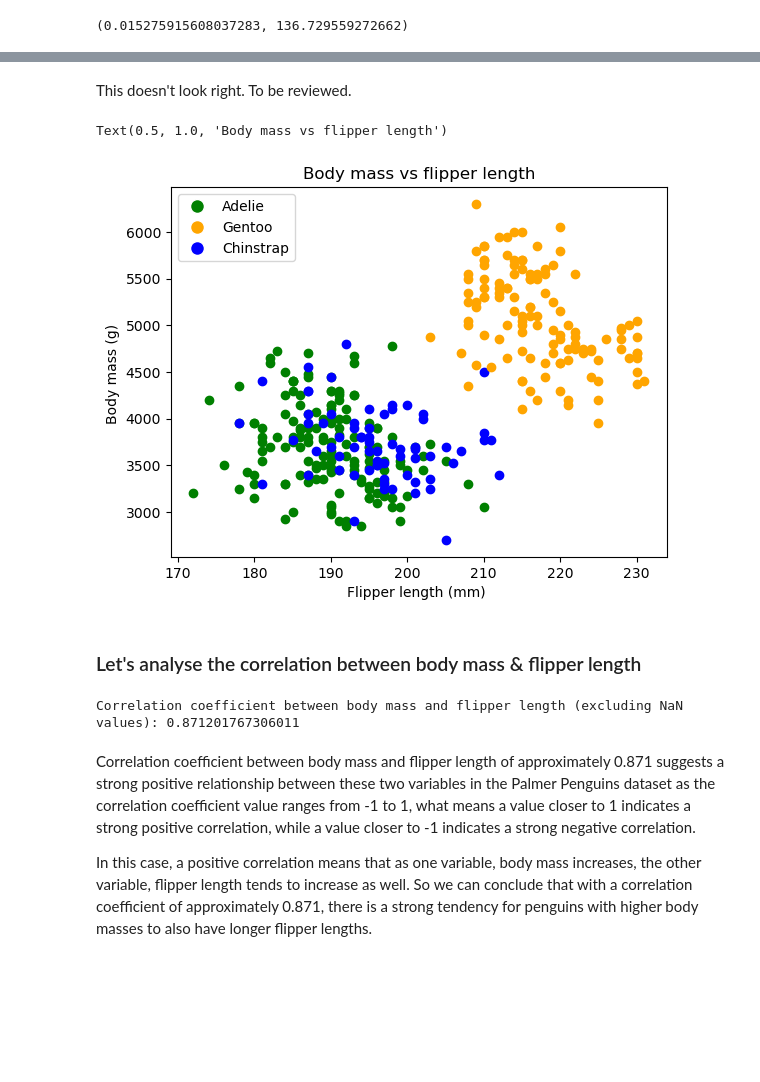
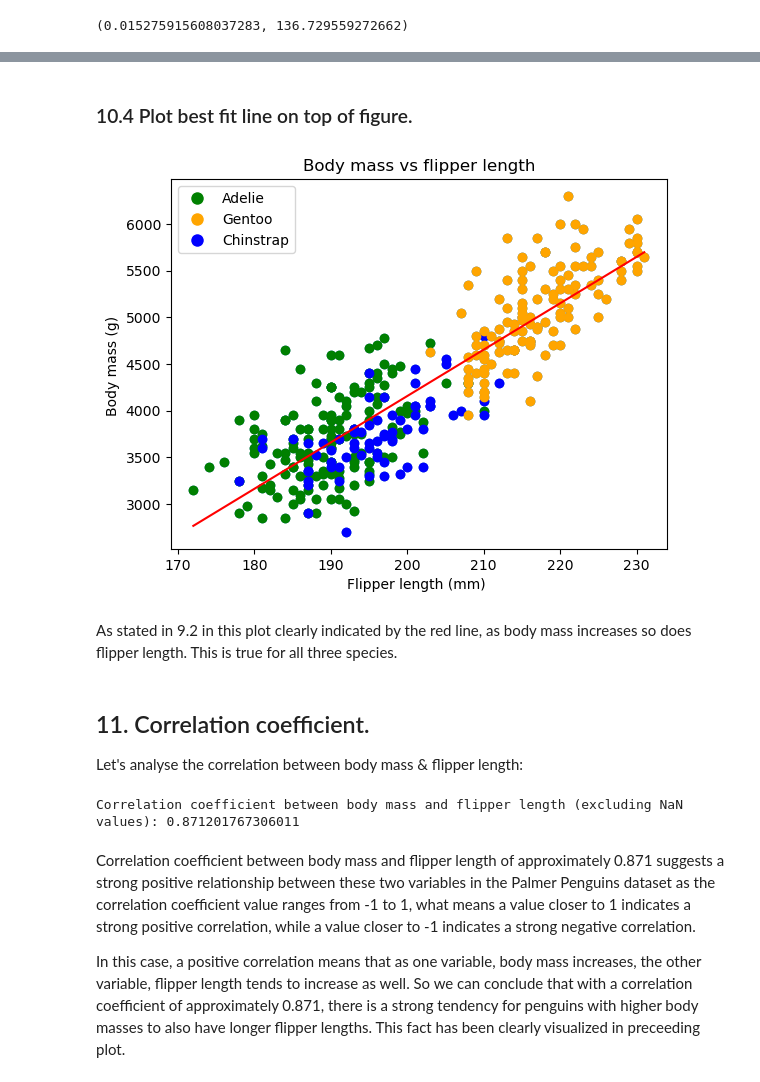
Before and after one commit to MattiDoubleU/Principles-of-Data-Analytics-Project, a Jupyter notebook: penguins.ipynb, the cells around one changed output, grey strips where cells are left out. Drawn from its saved outputs; the diff is of its cells as text; code cells hidden in the pictures; blank space fills up the shorter version.

```diff
--- a/penguins.ipynb
+++ b/penguins.ipynb
@@ -588,34 +569,48 @@ ax.set_ylim()
-# %% [markdown]
-This doesn't look right. To be reviewed.
+# %% [markdown]
+### 10.4 Plot best fit line on top of figure.
 # %%
 # Define colors for each species by creating dictionary.
 colors = {'Adelie': 'green', 'Gentoo': 'orange', 'Chinstrap': 'blue'}
 
 # Create a new figure and set of axes.
 fig, ax = plt.subplots(1, 1)
 
+# Simple Plot.
+ax.plot(flen_cleaned, bmass_cleaned, 'o')   # Displays as 'Os'.
+
 # Plot the data points with color coding based on species.
 for i in range(len(flen)):
     species_color = colors[df['species'][i]] if df['species'][i] in colors else 'k'  # Access species column / it's a common convention in programming to use 'k' to represent black and 'i'(index) as loop variable.
     ax.plot(flen[i], bmass[i], 'o', c=species_color)
 
+# Compute the best fit line.
+m, c = np.polyfit(flen_cleaned, bmass_cleaned, 1)
+bf_x = np.linspace(min(flen_cleaned), max(flen_cleaned), 100)
+bf_y = m * bf_x + c
+
+# Plot the best fit line.
+ax.plot(bf_x, bf_y, 'r-', label='Best Fit Line')  # r is for red, - dash for line
 
 # Axis labels.
 ax.set_xlabel('Flipper length (mm) ')
 ax.set_ylabel('Body mass (g) ')
 
-
-# Add legend.
+# Add legend to upper left, see below: loc = upper left.
 legend_elements = [plt.Line2D([0], [0], marker='o', color='w', label='Adelie', markerfacecolor='green', markersize=10),
                    plt.Line2D([0], [0], marker='o', color='w', label='Gentoo', markerfacecolor='orange', markersize=10),
                    plt.Line2D([0], [0], marker='o', color='w', label='Chinstrap', markerfacecolor='blue', markersize=10)]
 ax.legend(handles=legend_elements, loc='upper left')
 
 # Title.
 ax.set_title('Body mass vs flipper length')
+
+# Show the plot.
+plt.show()
 # %% [output]
-Text(0.5, 1.0, 'Body mass vs flipper length')
-[figure, old version]
+[figure, new version]
+# %% [markdown]
+As stated in 9.2 in this plot clearly indicated by the red line, as body mass increases so does flipper length. This is true for all three species.
 # %% [markdown]
-### Let's analyse the correlation between body mass & flipper length
+## 11. Correlation coefficient.
+Let's analyse the correlation between body mass & flipper length:
 # %%
@@ -635,5 +630,5 @@ Correlation coefficient between body mass and flipper length (excluding NaN valu
 Correlation coefficient between body mass and flipper length of approximately 0.871 suggests a strong positive relationship between these two variables in the Palmer Penguins dataset
 as the correlation coefficient value ranges from -1 to 1, what means a value closer to 1 indicates a strong positive correlation, while a value closer to -1 indicates a strong negative correlation.
 
-In this case, a positive correlation means that as one variable, body mass increases, the other variable, flipper length tends to increase as well. So we can conclude that with a correlation coefficient of approximately 0.871, there is a strong tendency for penguins with higher body masses to also have longer flipper lengths.
+In this case, a positive correlation means that as one variable, body mass increases, the other variable, flipper length tends to increase as well. So we can conclude that with a correlation coefficient of approximately 0.871, there is a strong tendency for penguins with higher body masses to also have longer flipper lengths. This fact has been clearly visualized in preceeding plot.
 # %% [markdown]
```
Also changed, not shown: parts of 50 cells of this notebook.
